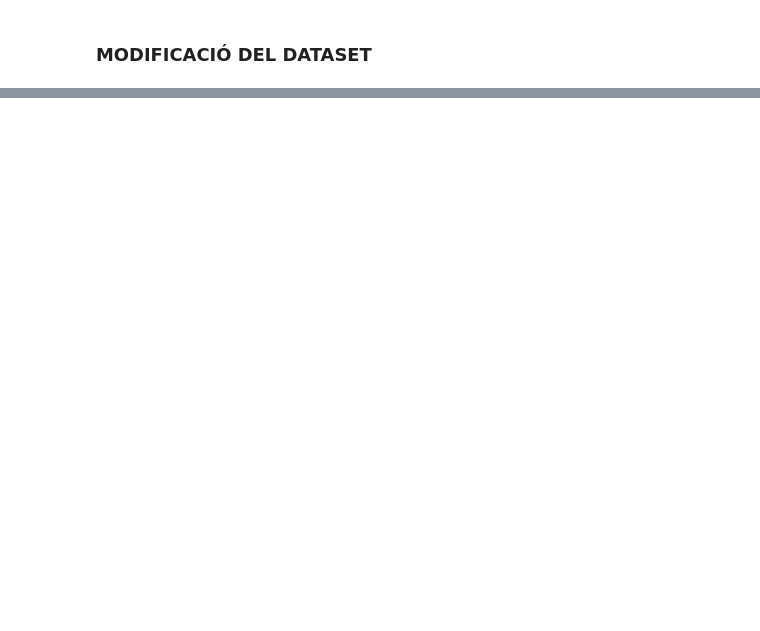
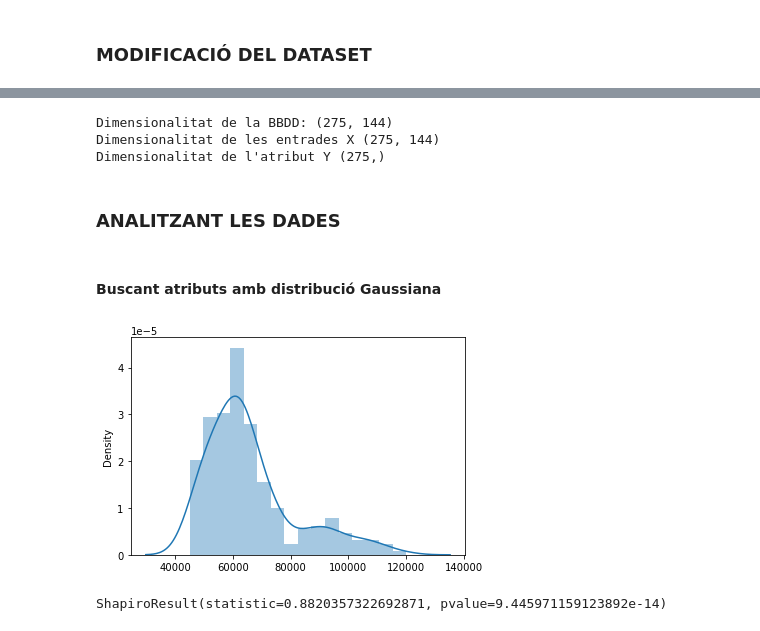
Before and after one commit to AlexCorreaO/Prac_1_regressio_AC, a Jupyter notebook: prac_1_note.ipynb, the cells around one changed output, grey strips where cells are left out. Drawn from its saved outputs; the diff is of its cells as text; code cells hidden in the pictures; blank space fills up the shorter version.

```diff
--- a/prac_1_note.ipynb
+++ b/prac_1_note.ipynb
@@ -225,0 +126,13 @@ KeyError: 'EmpID'
+# %%
+data = dataset.values
+
+x = data[:, :311]
+y = data[:, 3]
+
+print("Dimensionalitat de la BBDD:", dataset.shape)
+print("Dimensionalitat de les entrades X", x.shape)
+print("Dimensionalitat de l'atribut Y", y.shape)
+# %% [output]
+Dimensionalitat de la BBDD: (275, 144)
+Dimensionalitat de les entrades X (275, 144)
+Dimensionalitat de l'atribut Y (275,)
@@ -225,0 +145,13 @@ KeyError: 'EmpID'
+# %% [markdown]
+### ANALITZANT LES DADES
+# %% [markdown]
+#### Buscant atributs amb distribució Gaussiana
+# %%
+#provem amb el salari
+ax = sns.distplot(x[:,3])
+# %% [output]
+[figure, added]
+# %%
+shapiro(x[:,3])
+# %% [output]
+ShapiroResult(statistic=0.8820357322692871, pvalue=9.445971159123892e-14)
```
Also changed, not shown: parts of 65 cells of this notebook.
